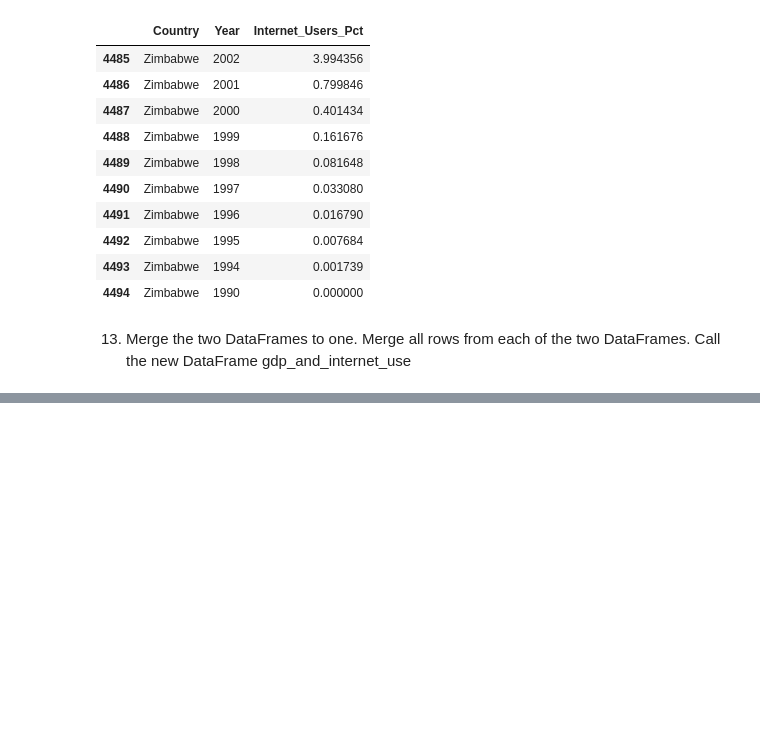
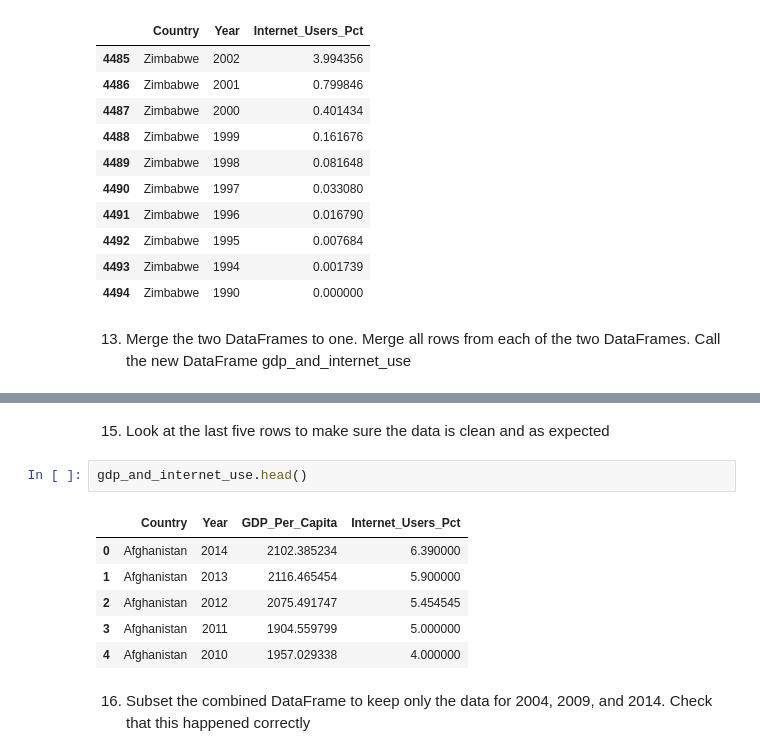
Before and after one commit to NSS-Data-Analytics-Cohort-7/gdp-and-internet-usage-csider0317, a Jupyter notebook: Notebooks/gdpproject.ipynb, the cells around one changed output, grey strips where cells are left out. Drawn from its saved outputs; the diff is of its cells as text; blank space fills up the shorter version.

```diff
--- a/Notebooks/gdpproject.ipynb
+++ b/Notebooks/gdpproject.ipynb
@@ -174,0 +192,13 @@ internet_df.tail(10)
+# %% [markdown]
+15. Look at the last five rows to make sure the data is clean and as expected
+# %%
+gdp_and_internet_use.head()
+# %% [output]
+|  | Country | Year | GDP_Per_Capita | Internet_Users_Pct |
+| 0 | Afghanistan | 2014 | 2102.385234 | 6.390000 |
+| 1 | Afghanistan | 2013 | 2116.465454 | 5.900000 |
+| 2 | Afghanistan | 2012 | 2075.491747 | 5.454545 |
+| 3 | Afghanistan | 2011 | 1904.559799 | 5.000000 |
+| 4 | Afghanistan | 2010 | 1957.029338 | 4.000000 |
+# %% [markdown]
+16. Subset the combined DataFrame to keep only the data for 2004, 2009, and 2014. Check that this happened correctly
```
Also changed, not shown: parts of 6 cells of this notebook.
